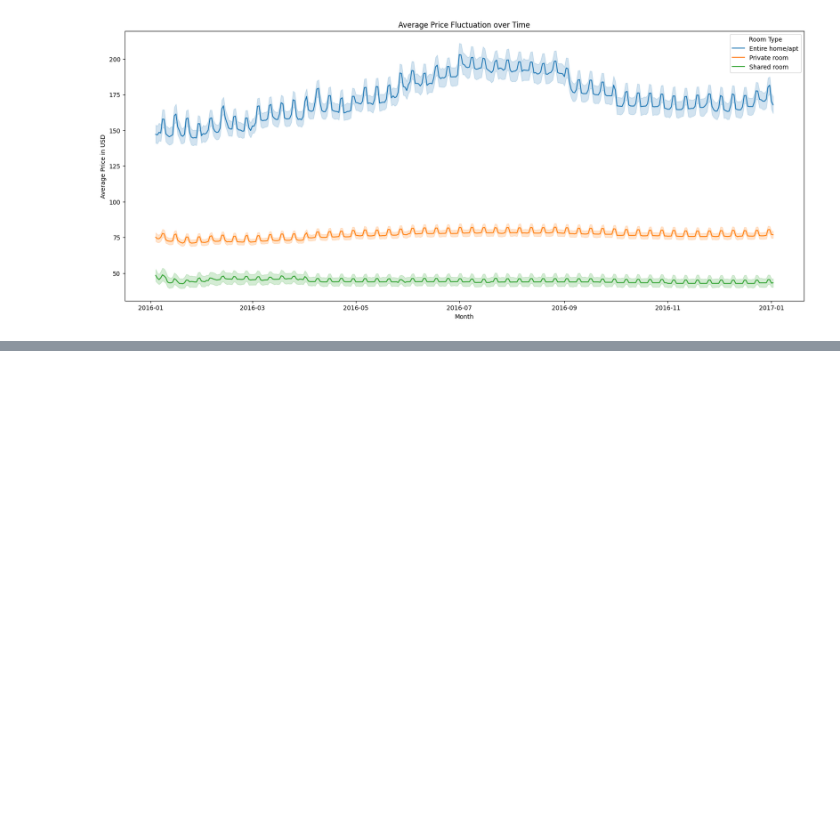
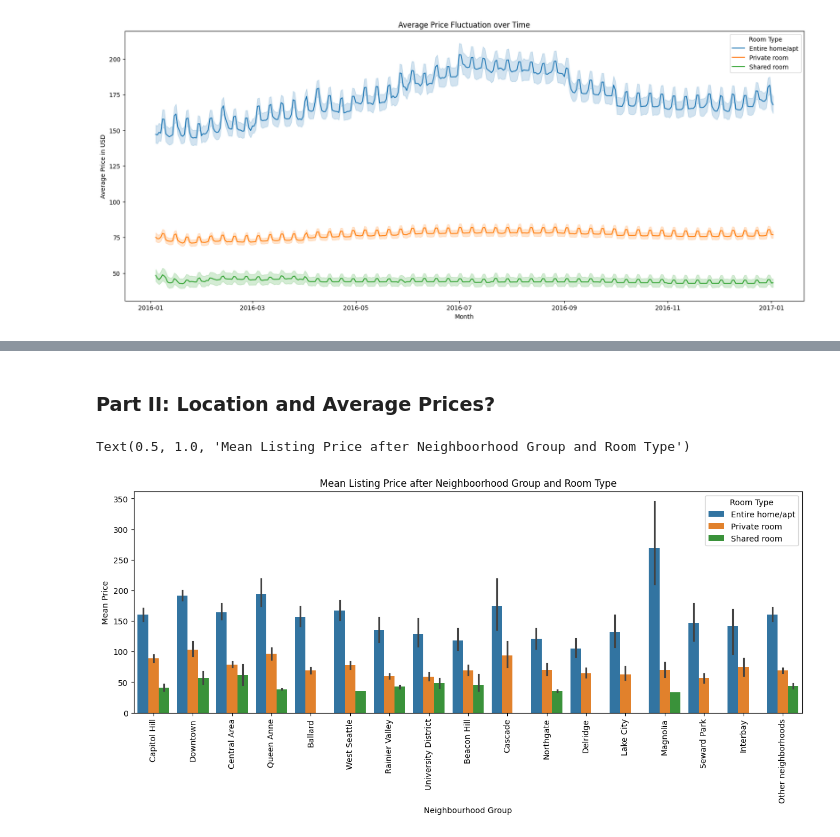
Before and after one commit to carini599/Airbnb_Seattle_Carina_Breu, a Jupyter notebook: airbnb_seattle_notebook.ipynb, the cells around one changed output, grey strips where cells are left out. Drawn from its saved outputs; the diff is of its cells as text; code cells hidden in the pictures; blank space fills up the shorter version.

```diff
--- a/airbnb_seattle_notebook.ipynb
+++ b/airbnb_seattle_notebook.ipynb
@@ -426,0 +443,14 @@ If this would be the case, the price would likely to increase with positive revi
+# %% [markdown]
+### Part II: Location and Average Prices?
+# %%
+#Neighboorhood Price
+fig=plt.figure(figsize=(15,5))
+sns.barplot(data=df_list_cleaned, x='nhg',y='mean_price', hue='room_type')
+plt.xticks(rotation=90)
+plt.xlabel('Neighbourhood Group')
+plt.ylabel('Mean Price')
+plt.legend(title='Room Type')
+plt.title('Mean Listing Price after Neighboorhood Group and Room Type')
+# %% [output]
+Text(0.5, 1.0, 'Mean Listing Price after Neighboorhood Group and Room Type')
+[figure, added]
```
Also changed, not shown: parts of 9 cells of this notebook.
